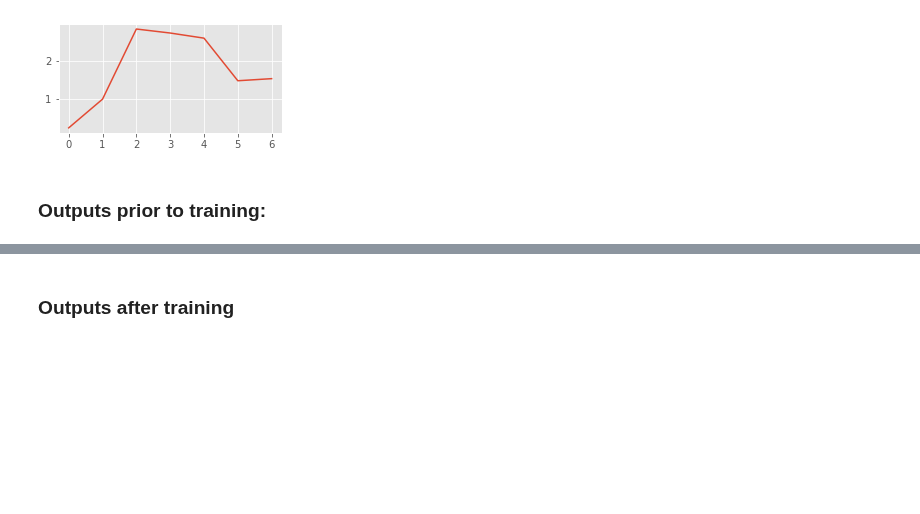
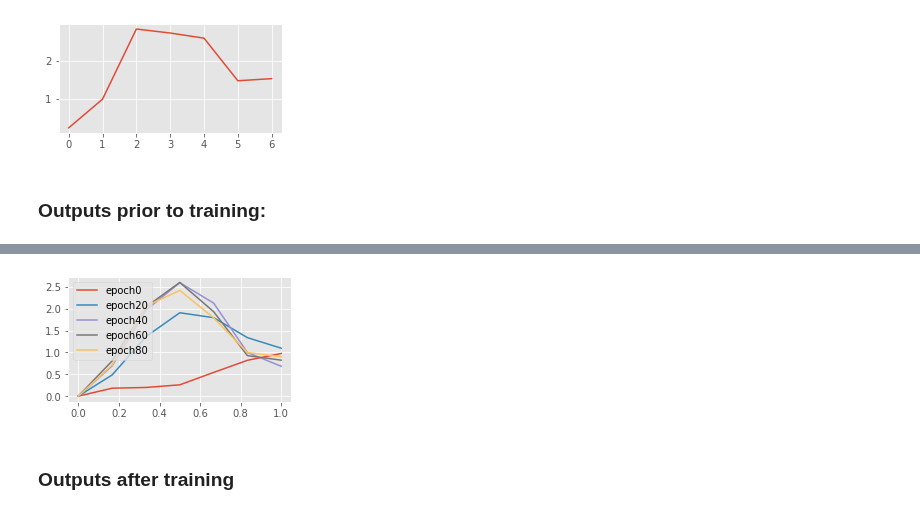
Before and after one commit to mossjacob/alfi, a Jupyter notebook: reggae/examples/variational.ipynb, the cells around one changed output, grey strips where cells are left out. Cells and saved outputs as stored; diff of their text form; code cells hidden in the pictures; blank space fills up the shorter version.

```diff
--- a/reggae/examples/variational.ipynb
+++ b/reggae/examples/variational.ipynb
@@ -63,10 +61,10 @@ plotter.plot_latents(t_predict)
 # %%
-tol = 1e-3
+tol = 1e-2
 import time
 start = time.time()
 
-output = trainer.train(50, rtol=tol, atol=tol/10,
-                       report_interval=5, plot_interval=5, num_samples=1)
+output = trainer.train(100, rtol=tol, atol=tol/10,
+                       report_interval=5, plot_interval=20, num_samples=3)
 end = time.time()
 print(end - start)
 # %% [output]
@@ -81,3 +88,4 @@ Epoch 36/50 - Loss: 59.85 (55.55 4.30) λ: 0.048  b: 1.63 d 1.72 s: 2.96
+[figure, added]
 # %% [markdown]
 ### Outputs after training
 # %%
```
Also changed, not shown: parts of 7 cells of this notebook, 7 other files.
